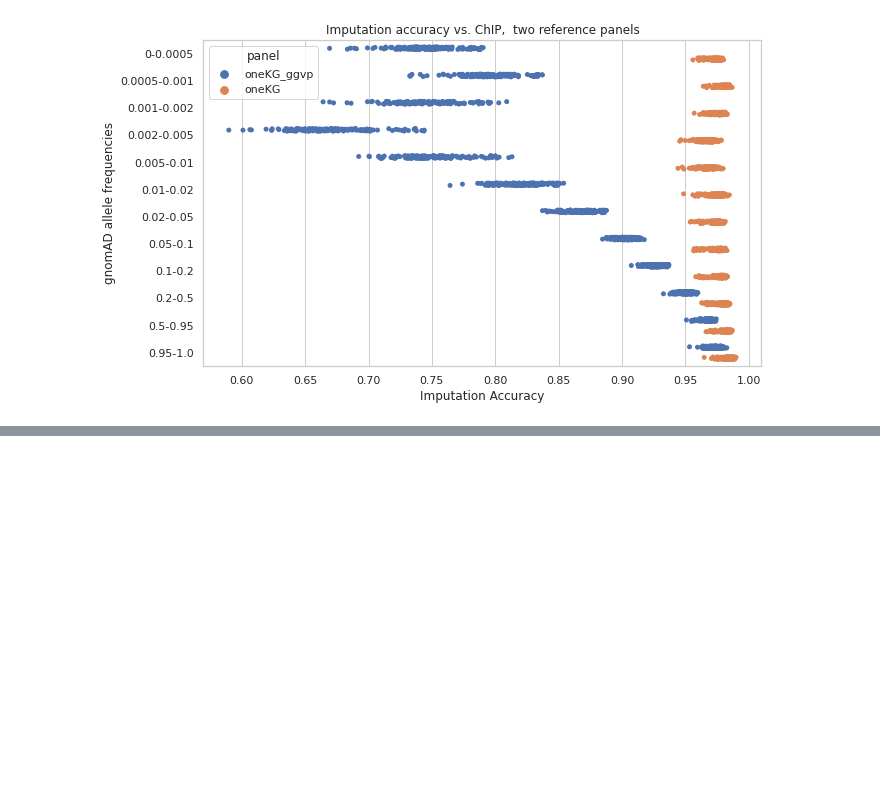
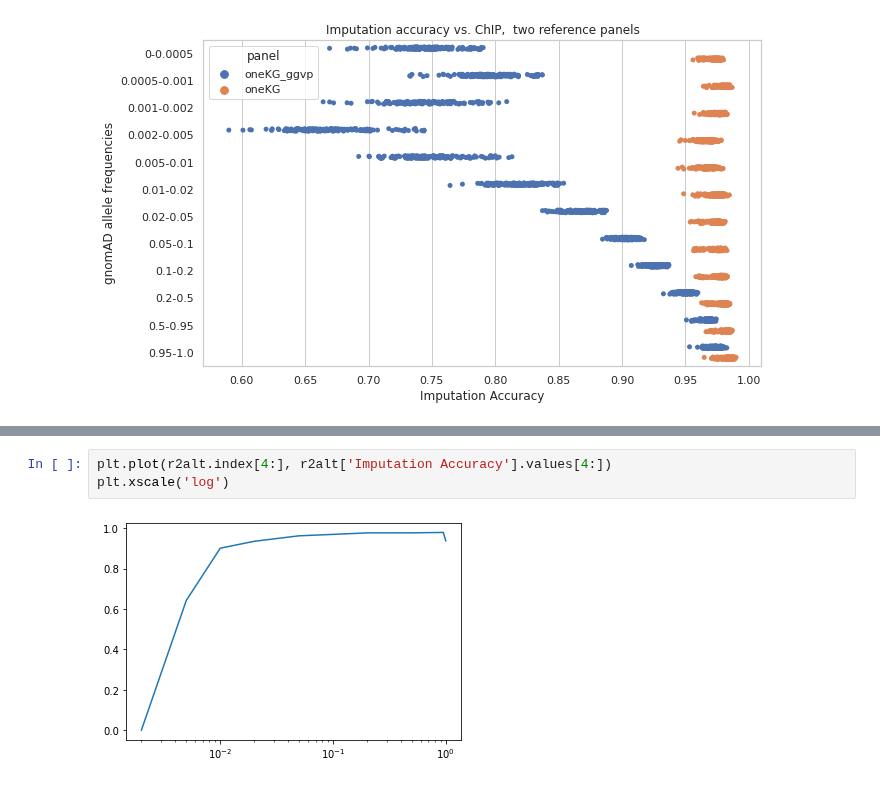
Before and after one commit to Suuuuuuuus/LCWGS_pipeline, a Jupyter notebook: scripts/lcwgs_dump.ipynb, the cells around one changed output, grey strips where cells are left out. Cells and saved outputs as stored; diff of their text form; blank space fills up the shorter version.

```diff
--- a/scripts/lcwgs_dump.ipynb
+++ b/scripts/lcwgs_dump.ipynb
@@ -180,0 +307,5 @@ x
+# %%
+plt.plot(r2alt.index[4:], r2alt['Imputation Accuracy'].values[4:])
+plt.xscale('log')
+# %% [output]
+[figure, added]
```
Also changed, not shown: parts of 13 cells of this notebook, 3 other files.
